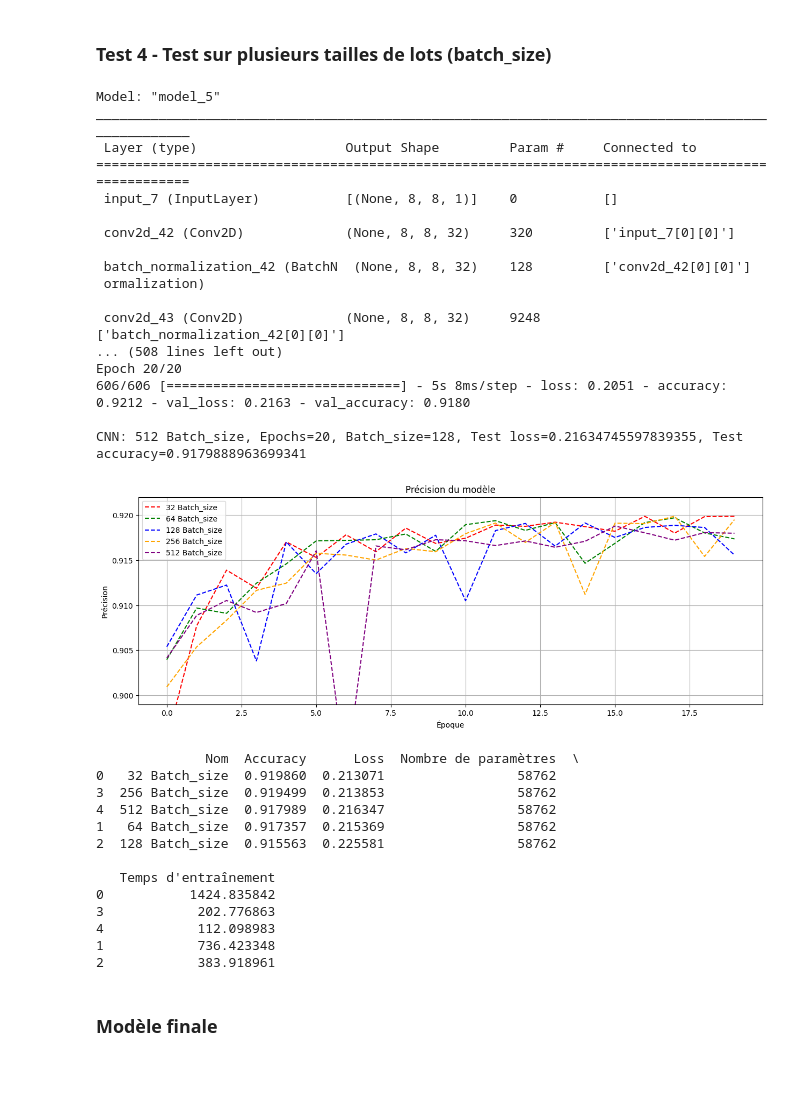
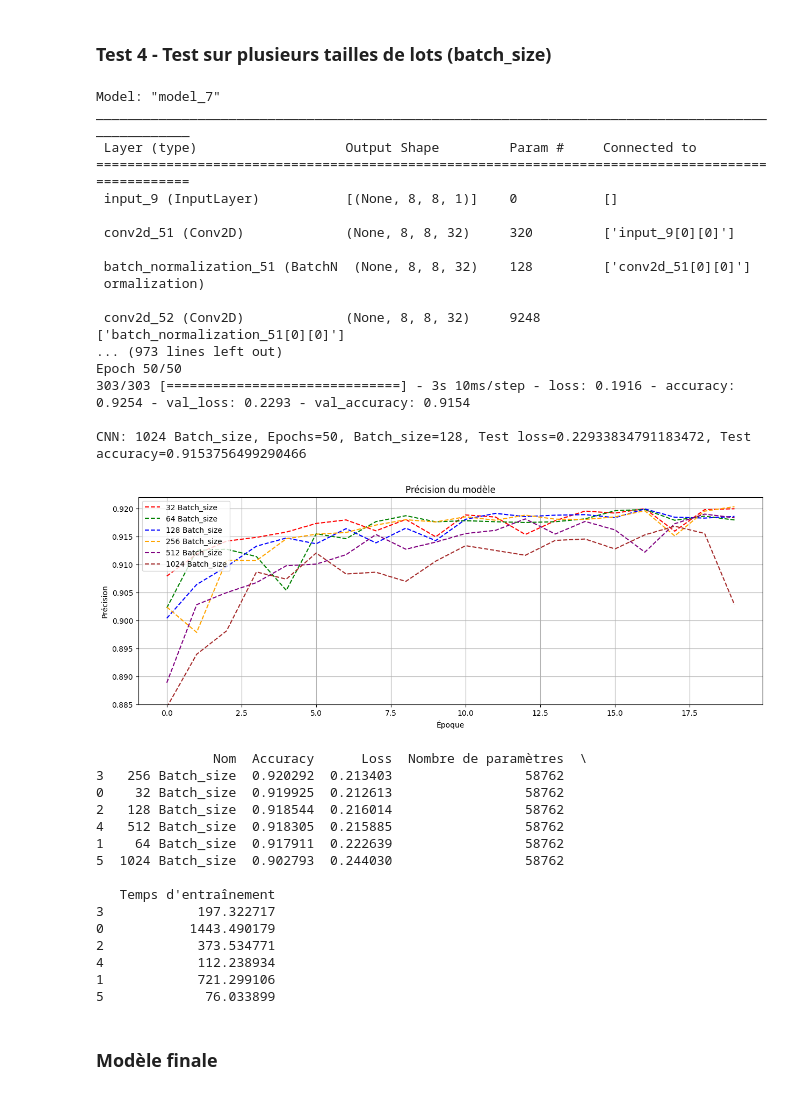
Before and after one commit to TWAAXOne/Network-intrusion-detection-with-machine-learning, a Jupyter notebook: CNN_Mutliclass.ipynb, the cells around one changed output. Saved outputs shown, nothing was run; the diff lists cells and outputs as text; code cells hidden in the pictures.

```diff
--- a/CNN_Mutliclass.ipynb
+++ b/CNN_Mutliclass.ipynb
@@ -914,7 +916,7 @@ model = [0] * nets
 history = [0] * nets
 names = ["32 Batch_size","64 Batch_size","128 Batch_size","256 Batch_size","512 Batch_size","1024 Batch_size"]
 
-epochs = 20
+epochs = 50
 batch_size = 128
 
 results = []  # Afin d'afficher les résultats de chaque modèle
@@ -974,42 +976,44 @@ for net in range(nets):
 # Conversion de la liste en DataFrame
 df_results = pd.DataFrame(results)
 # %% [output]
-Model: "model_5"
+Model: "model_7"
 __________________________________________________________________________________________________
  Layer (type)                   Output Shape         Param #     Connected to
 ==================================================================================================
- input_7 (InputLayer)           [(None, 8, 8, 1)]    0           []
+ input_9 (InputLayer)           [(None, 8, 8, 1)]    0           []
 
- conv2d_42 (Conv2D)             (None, 8, 8, 32)     320         ['input_7[0][0]']
+ conv2d_51 (Conv2D)             (None, 8, 8, 32)     320         ['input_9[0][0]']
 
- batch_normalization_42 (BatchN  (None, 8, 8, 32)    128         ['conv2d_42[0][0]']
+ batch_normalization_51 (BatchN  (None, 8, 8, 32)    128         ['conv2d_51[0][0]']
  ormalization)
 
- conv2d_43 (Conv2D)             (None, 8, 8, 32)     9248        ['batch_normalization_42[0][0]']
-... (508 lines left out)
-Epoch 20/20
-606/606 [==============================] - 5s 8ms/step - loss: 0.2051 - accuracy: 0.9212 - val_loss: 0.2163 - val_accuracy: 0.9180
+ conv2d_52 (Conv2D)             (None, 8, 8, 32)     9248        ['batch_normalization_51[0][0]']
+... (973 lines left out)
+Epoch 50/50
+303/303 [==============================] - 3s 10ms/step - loss: 0.1916 - accuracy: 0.9254 - val_loss: 0.2293 - val_accuracy: 0.9154
 
-CNN: 512 Batch_size, Epochs=20, Batch_size=128, Test loss=0.21634745597839355, Test accuracy=0.9179888963699341
+CNN: 1024 Batch_size, Epochs=50, Batch_size=128, Test loss=0.22933834791183472, Test accuracy=0.9153756499290466
 # %%
-plot_accuracies(nets,history,names,[0.899,0.922])
+plot_accuracies(nets,history,names,[0.885,0.922])
 df_sorted = df_results.sort_values(by="Accuracy", ascending=False)
 print(df_sorted)
 # %% [output]
-[figure, old version]
+[figure, new version]
-              Nom  Accuracy      Loss  Nombre de paramètres  \
-0   32 Batch_size  0.919860  0.213071                 58762
-3  256 Batch_size  0.919499  0.213853                 58762
-4  512 Batch_size  0.917989  0.216347                 58762
-1   64 Batch_size  0.917357  0.215369                 58762
-2  128 Batch_size  0.915563  0.225581                 58762
+               Nom  Accuracy      Loss  Nombre de paramètres  \
+3   256 Batch_size  0.920292  0.213403                 58762
+0    32 Batch_size  0.919925  0.212613                 58762
+2   128 Batch_size  0.918544  0.216014                 58762
+4   512 Batch_size  0.918305  0.215885                 58762
+1    64 Batch_size  0.917911  0.222639                 58762
+5  1024 Batch_size  0.902793  0.244030                 58762
 
    Temps d'entraînement
-0           1424.835842
-3            202.776863
-4            112.098983
-1            736.423348
-2            383.918961
+3            197.322717
+0           1443.490179
+2            373.534771
+4            112.238934
+1            721.299106
+5             76.033899
 # %% [markdown]
 ### Modèle finale
 # %%
```
Also changed, not shown: parts of 10 cells of this notebook.
